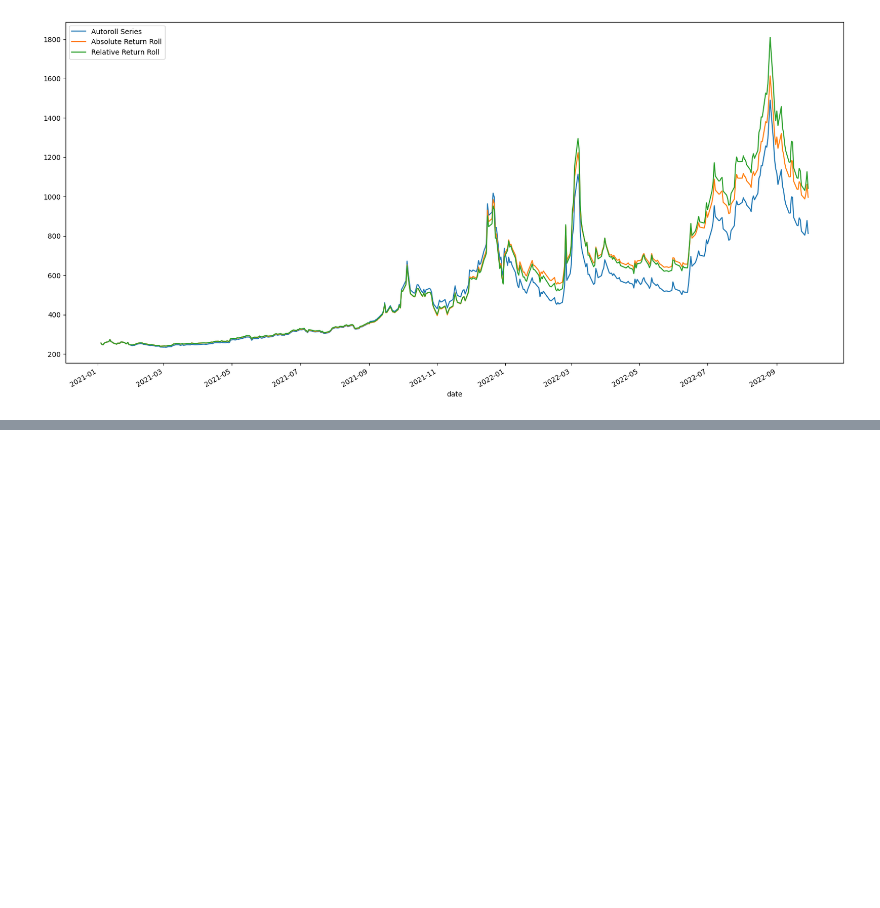
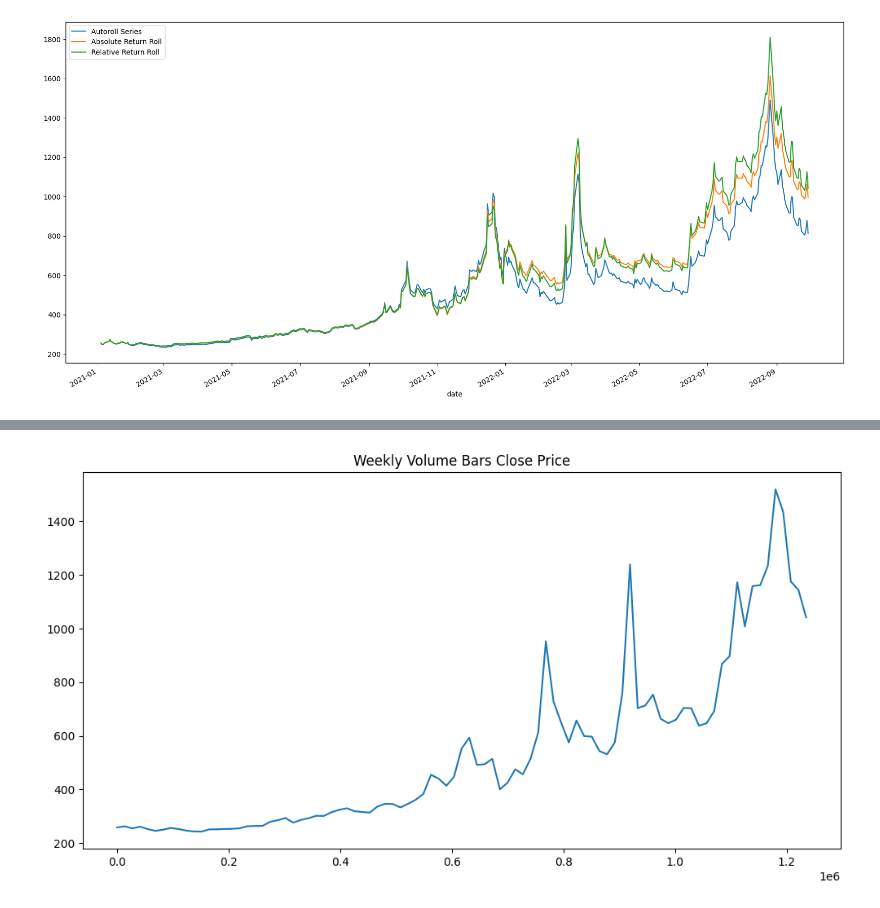
Before and after one commit to McSavage/MLFinLab, a Jupyter notebook: notebooks/hudson_example2.ipynb, the cells around one changed output, grey strips where cells are left out. Saved outputs shown, nothing was run; the diff lists cells and outputs as text; code cells hidden in the pictures; blank space fills up the shorter version.

```diff
--- a/notebooks/hudson_example2.ipynb
+++ b/notebooks/hudson_example2.ipynb
@@ -98,0 +103,3 @@ AttributeError: 'float' object has no attribute 'timestamp'
+# %%
+def bar(x, y):
+    return np.int64(x/y)*y
@@ -98,0 +180,6 @@ AttributeError: 'float' object has no attribute 'timestamp'
+# %%
+traded_volume = 13722
+
+volume_bars = continuous_contract_relative_method.groupby(bar(np.cumsum(continuous_contract_relative_method['volume']), traded_volume)).agg({'close': 'ohlc', 'volume': 'sum'})
+volume_bars_price = volume_bars.loc[:,'close']
+volume_bars_price
@@ -98,0 +200,7 @@ AttributeError: 'float' object has no attribute 'timestamp'
+# %%
+# Alternative: Plot using the full volume bars DataFrame
+plt.figure(figsize=(12, 6))
+volume_bars_price.close.plot(title='Weekly Volume Bars Close Price')
+plt.show()
+# %% [output]
+[figure, added]
```
Also changed, not shown: parts of 21 cells of this notebook, 2 other files.
